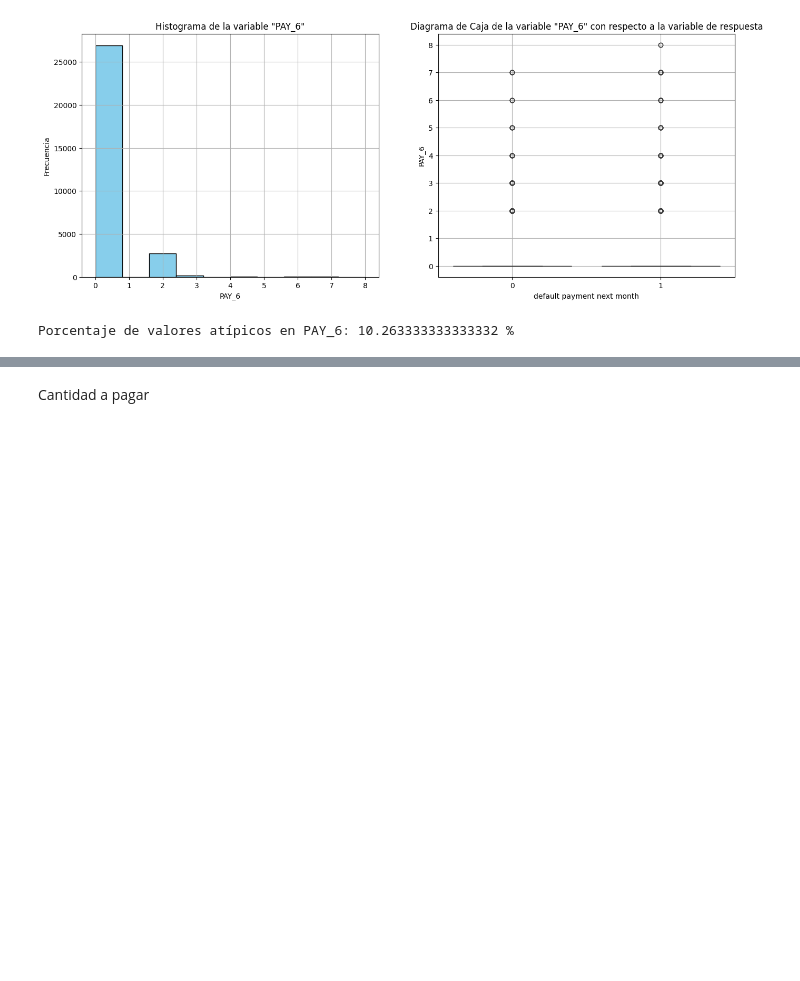
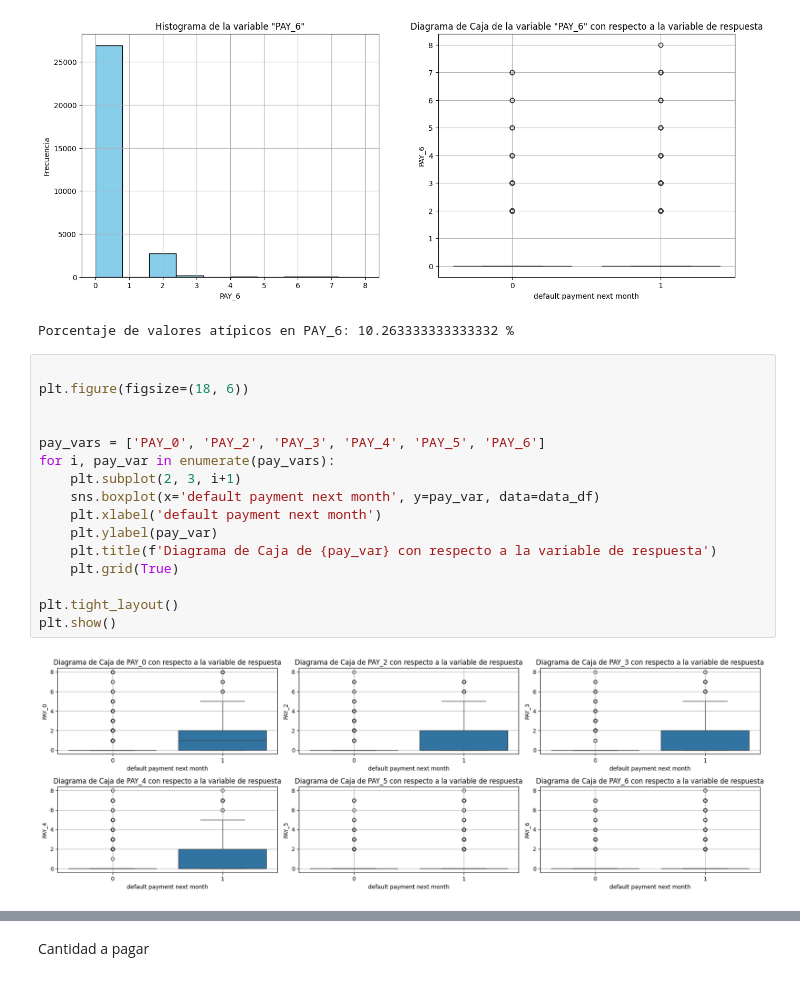
Before and after one commit to vcalderonmol/Proyecto2, a Jupyter notebook: Tarea 3.ipynb, the cells around one changed output, grey strips where cells are left out. Cells and saved outputs as stored; diff of their text form; blank space fills up the shorter version.

```diff
--- a/Tarea 3.ipynb
+++ b/Tarea 3.ipynb
@@ -240,3 +240,21 @@ max          8.000000
 Name: PAY_6, dtype: float64
 [figure]
 Porcentaje de valores atípicos en PAY_6: 10.263333333333332 %
+# %%
+
+plt.figure(figsize=(18, 6))
+
+
+pay_vars = ['PAY_0', 'PAY_2', 'PAY_3', 'PAY_4', 'PAY_5', 'PAY_6']
+for i, pay_var in enumerate(pay_vars):
+    plt.subplot(2, 3, i+1)
+    sns.boxplot(x='default payment next month', y=pay_var, data=data_df)
+    plt.xlabel('default payment next month')
+    plt.ylabel(pay_var)
+    plt.title(f'Diagrama de Caja de {pay_var} con respecto a la variable de respuesta')
+    plt.grid(True)
+
+plt.tight_layout()
+plt.show()
+# %% [output]
+[figure, added]
```
Also changed, not shown: parts of 3 cells of this notebook.
